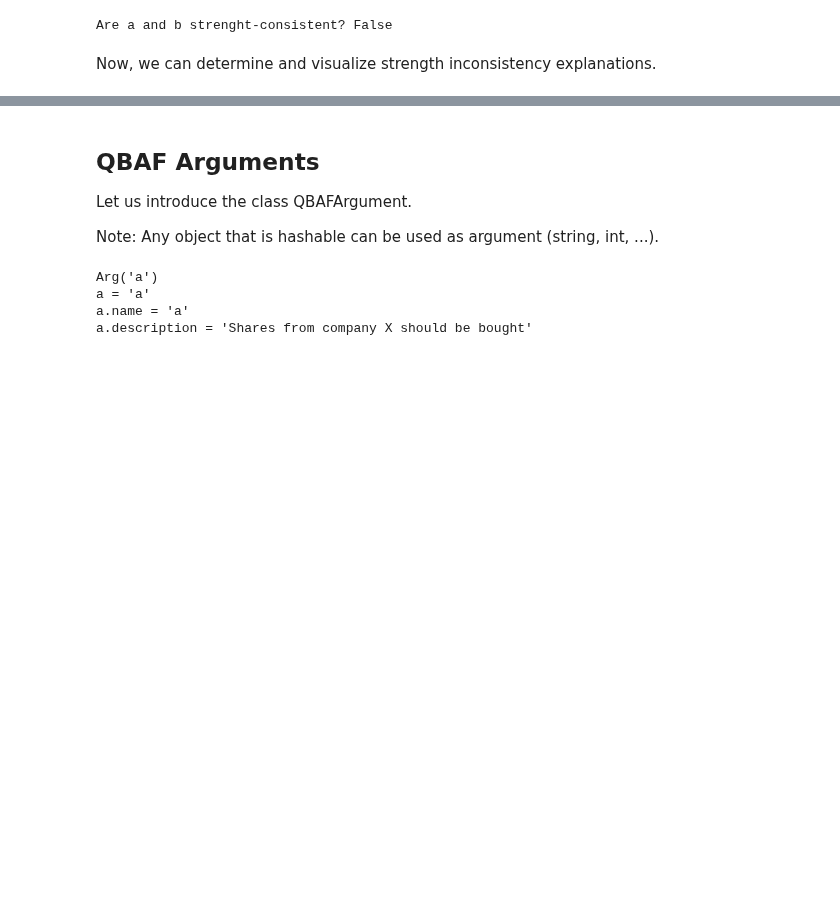
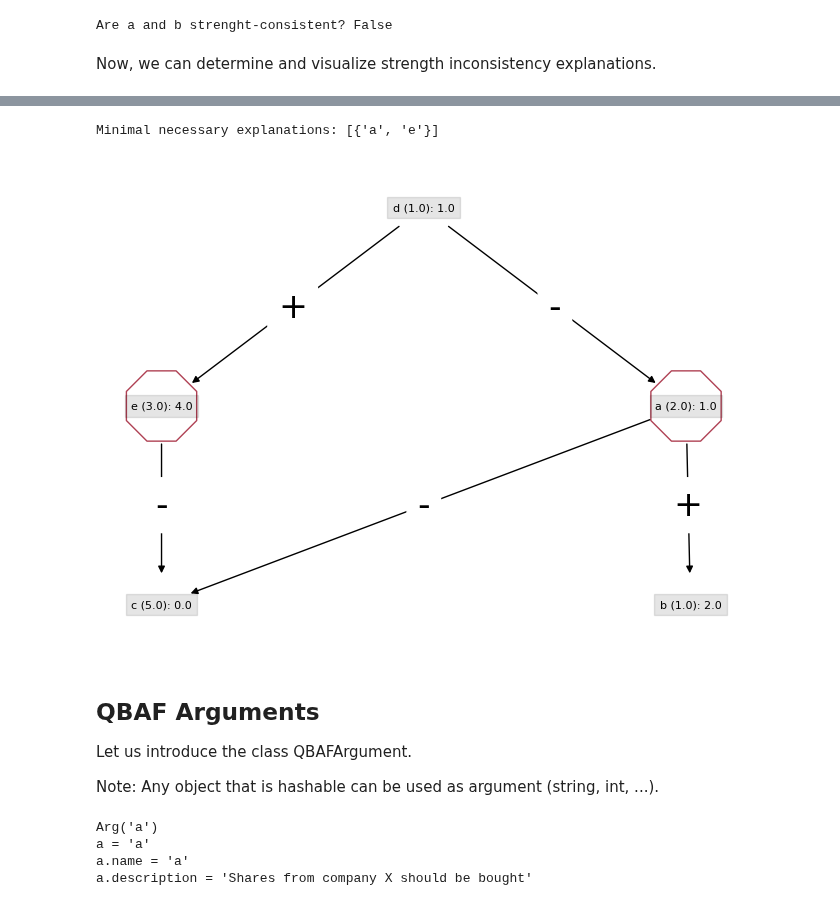
Before and after one commit to TimKam/Quantitative-Bipolar-Argumentation, a Jupyter notebook: examples.ipynb, the cells around one changed output, grey strips where cells are left out. Cells and saved outputs as stored; diff of their text form; code cells hidden in the pictures; blank space fills up the shorter version.

Commit message:
Added NSIExplanation example in the notebook

```diff
--- a/examples.ipynb
+++ b/examples.ipynb
@@ -148,3 +148,10 @@ Minimal counterfactual explanations: [{'e'}]
+# %%
+min_necessary_explanations = qbaf_1.minimalNSIExplanations(qbaf_2, 'b', 'c')
+print(f'Minimal necessary explanations: {min_necessary_explanations}')
+visualize(qbaf_2, explanations=min_necessary_explanations, with_fs=True)
+# %% [output]
+Minimal necessary explanations: [{'a', 'e'}]
+[figure, added]
 # %% [markdown]
 ## QBAF Arguments
 Let us introduce the class QBAFArgument.
```
Also changed, not shown: parts of 11 cells of this notebook.
